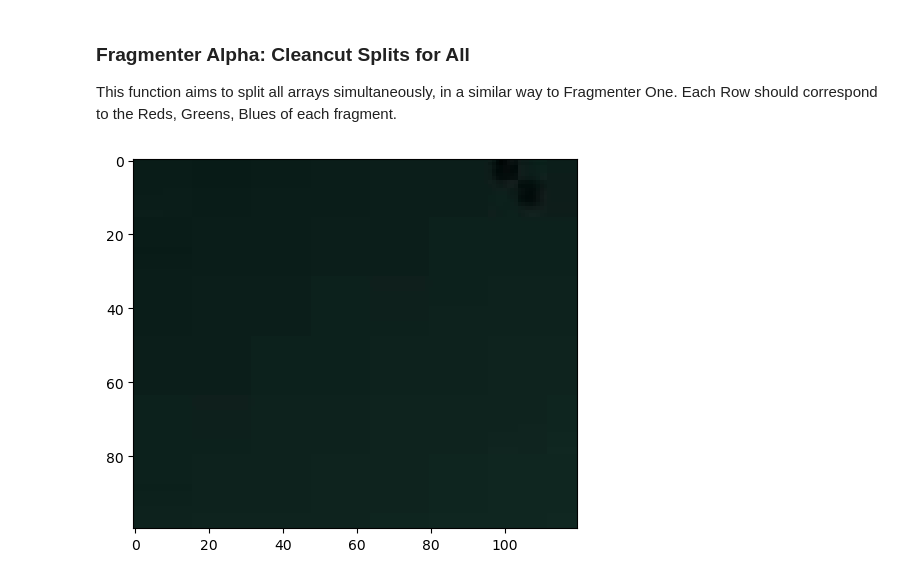
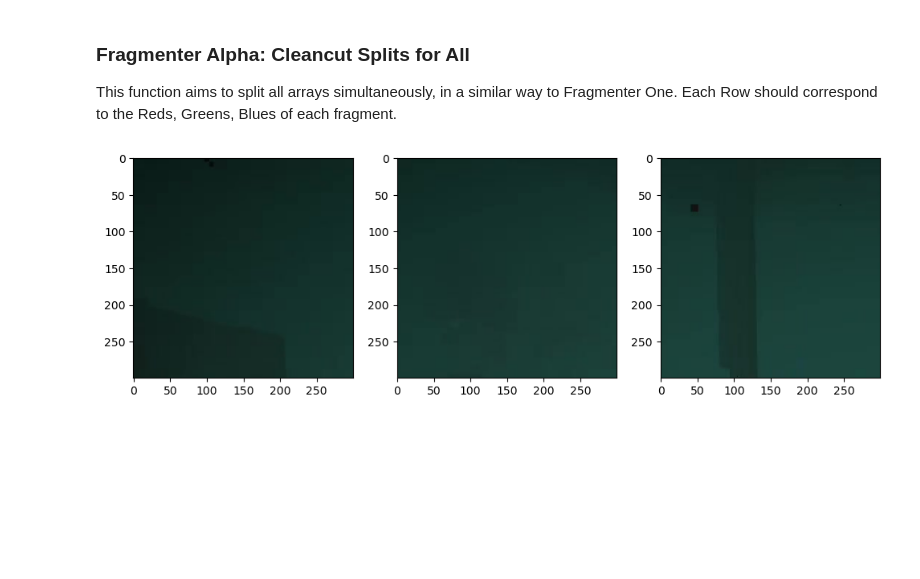
Before and after one commit to jaccl17/imageland, a Jupyter notebook: misc/image_fragmenter.ipynb, the cells around one changed output. Cells and saved outputs as stored; diff of their text form; code cells hidden in the pictures; blank space fills up the shorter version.

Commit message:
added full image fragmenters

```diff
--- a/misc/image_fragmenter.ipynb
+++ b/misc/image_fragmenter.ipynb
@@ -107,22 +103,28 @@ plt.show()
 This function aims to split all arrays simultaneously, in a similar way to Fragmenter One. Each Row should correspond to the Reds, Greens, Blues of each fragment.
 # %%
 def fragmenter_alpha(image, fragment_size):
-    height, width = image.shape
+    height, width, _ = image.shape
 
     num_yits = height // fragment_size
     num_xits = width // fragment_size
 
     fragments = []
     for j in range(num_yits):
         for i in range(num_xits):
             y = j*fragment_size
             x = i*fragment_size
-            fragment = image[y:y+fragment_size, x:x+fragment_size]
+            fragment = image[y:y+fragment_size, x:x+fragment_size, :]
             fragments.append(fragment)
     return fragments
+
+frags  = fragmenter_alpha(test_image, 300)
+plt.figure(figsize=(12, 4))
+plt.subplot(1, 3, 1)
+plt.imshow(frags[0])
+plt.subplot(1, 3, 2)
+plt.imshow(frags[1])
+plt.subplot(1, 3, 3)
+plt.imshow(frags[2])
+plt.show()
+# %% [output]
+[figure, added]
-# %%
-fragment = test_image[0:100, 0:120]
-plt.imshow(fragment)
-plt.show()
-# %% [output]
-[figure, removed]
```
Also changed, not shown: parts of 5 cells of this notebook.
